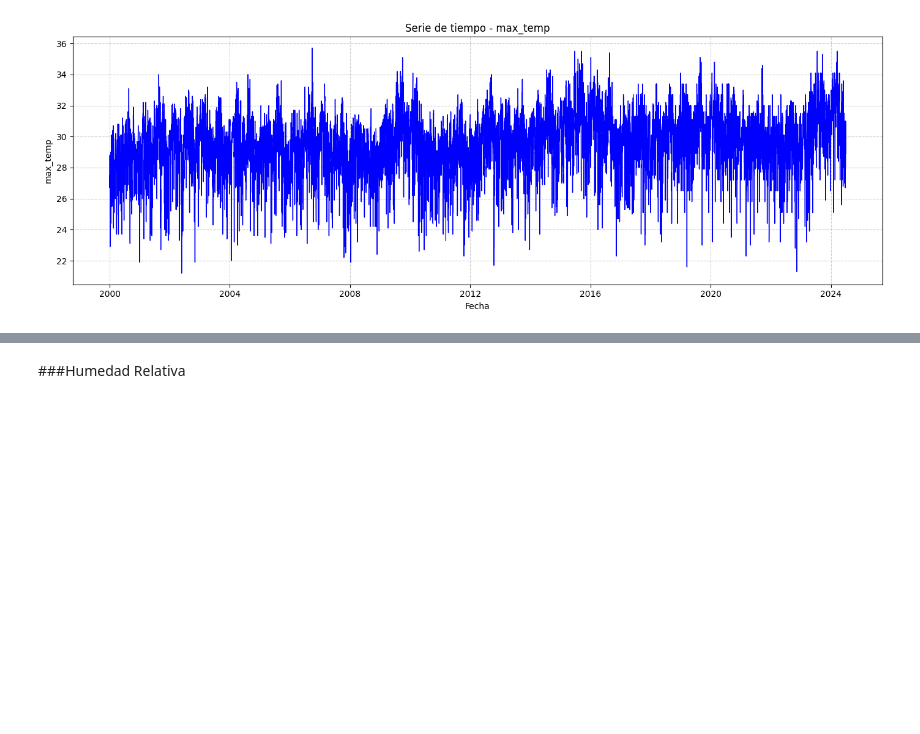
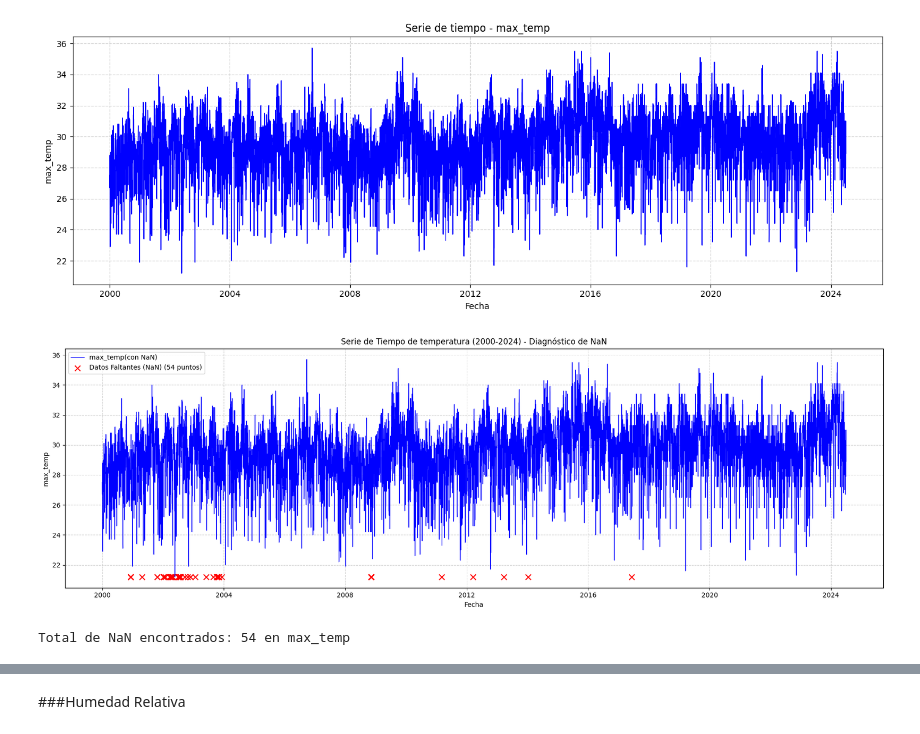
Before and after one commit to Laura9704/Fundamentos_MCD, a Jupyter notebook: Codigo_taller.ipynb, the cells around one changed output, grey strips where cells are left out. Drawn from its saved outputs; the diff is of its cells as text; code cells hidden in the pictures; blank space fills up the shorter version.

```diff
--- a/Codigo_taller.ipynb
+++ b/Codigo_taller.ipynb
@@ -846,42 +838,45 @@ plt.show()
 # %%
 df["date"] = pd.to_datetime(df["date"])
 df = df.sort_values("date") # Tengan en cuenta asegurar el ordenamiento de esta serie de tiempo
-
+variable="max_temp"
 # --- 1. VISUALIZAR LA SERIE COMPLETA (2000-2024) ---
 plt.figure(figsize=(18, 6))
 
 # Ploteamos la serie con los NaN (la línea se romperá donde hay NaN)
 plt.plot(df["date"],
-         df["max_rel_humidity"],
+         df[variable],
          color="blue",
          linewidth=1,
-         label="max_rel_humidity (con NaN)")
+         label=f"{variable}(con NaN)")
 
 # 2. Resaltar todos los puntos Faltantes (NaN)
-nan_values = df[df["max_rel_humidity"].isnull()]
+nan_values = df[df[variable].isnull()]
 
 if not nan_values.empty:
     # Usamos el valor mínimo visible para posicionar las marcas rojas,
     # para que no interfieran con la línea.
-    min_visible_humidity = df["max_rel_humidity"].min()
+    min_visible_humidity = df[variable].min()
 
     plt.scatter(nan_values["date"],
                 [min_visible_humidity] * len(nan_values),
                 color='red',
                 marker='x',
                 s=70,
                 label=f'Datos Faltantes (NaN) ({len(nan_values)} puntos)')
 else:
-    print("¡No se encontraron NaN en max_rel_humidity! La serie ya está completa.")
+    print(f"¡No se encontraron NaN en {variable}! La serie ya está completa.")
 
 
 plt.title("Serie de Tiempo de temperatura (2000-2024) - Diagnóstico de NaN")
 plt.xlabel("Fecha")
-plt.ylabel("max_rel_humidity")
+plt.ylabel(variable)
 plt.legend()
 plt.grid(True, linestyle="--", alpha=0.6)
 plt.tight_layout()
 plt.show()
 
 # 3. Diagnóstico de Fechas Específicas
-print(f"Total de NaN encontrados: {nan_values.shape[0]}")
+print(f"Total de NaN encontrados: {nan_values.shape[0]} en {variable}")
+# %% [output]
+[figure, added]
+Total de NaN encontrados: 54 en max_temp
```
Also changed, not shown: parts of 17 cells of this notebook.
